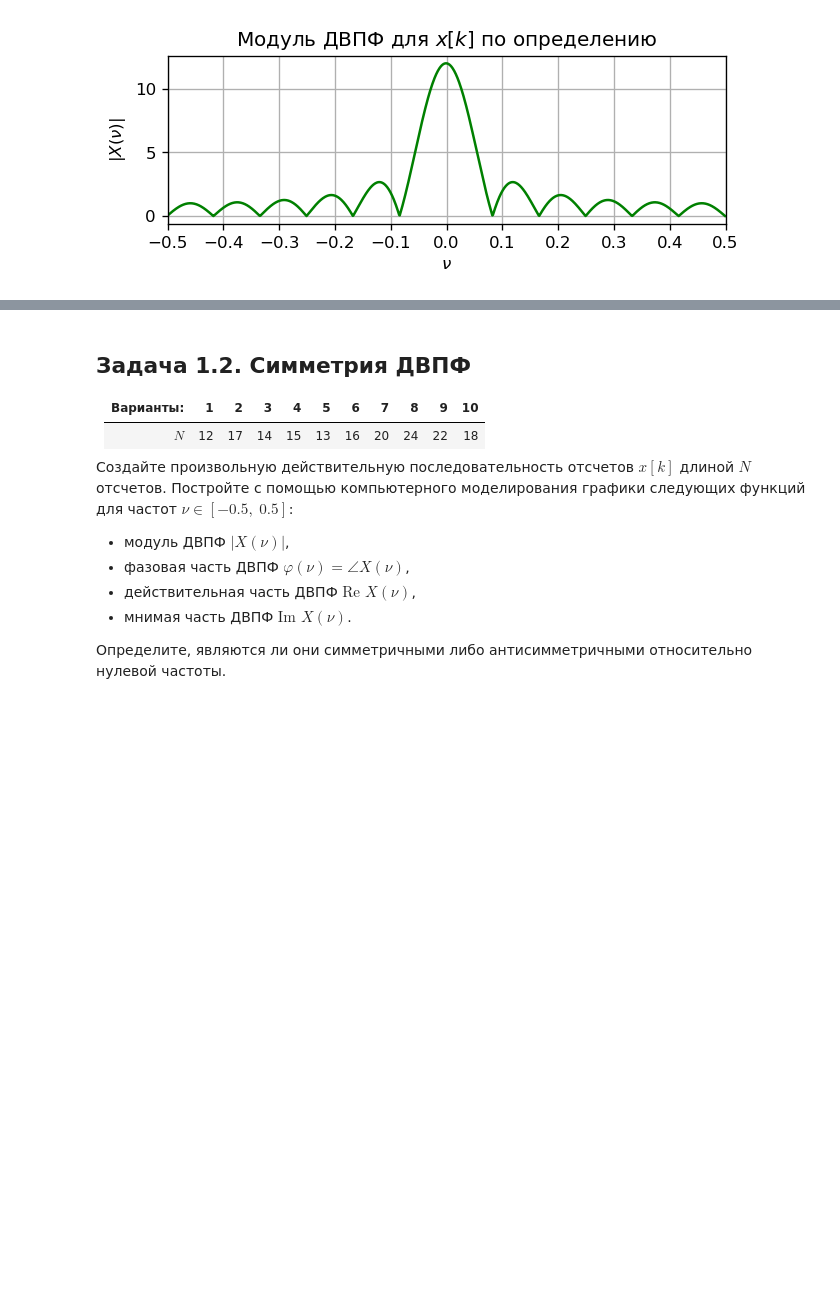
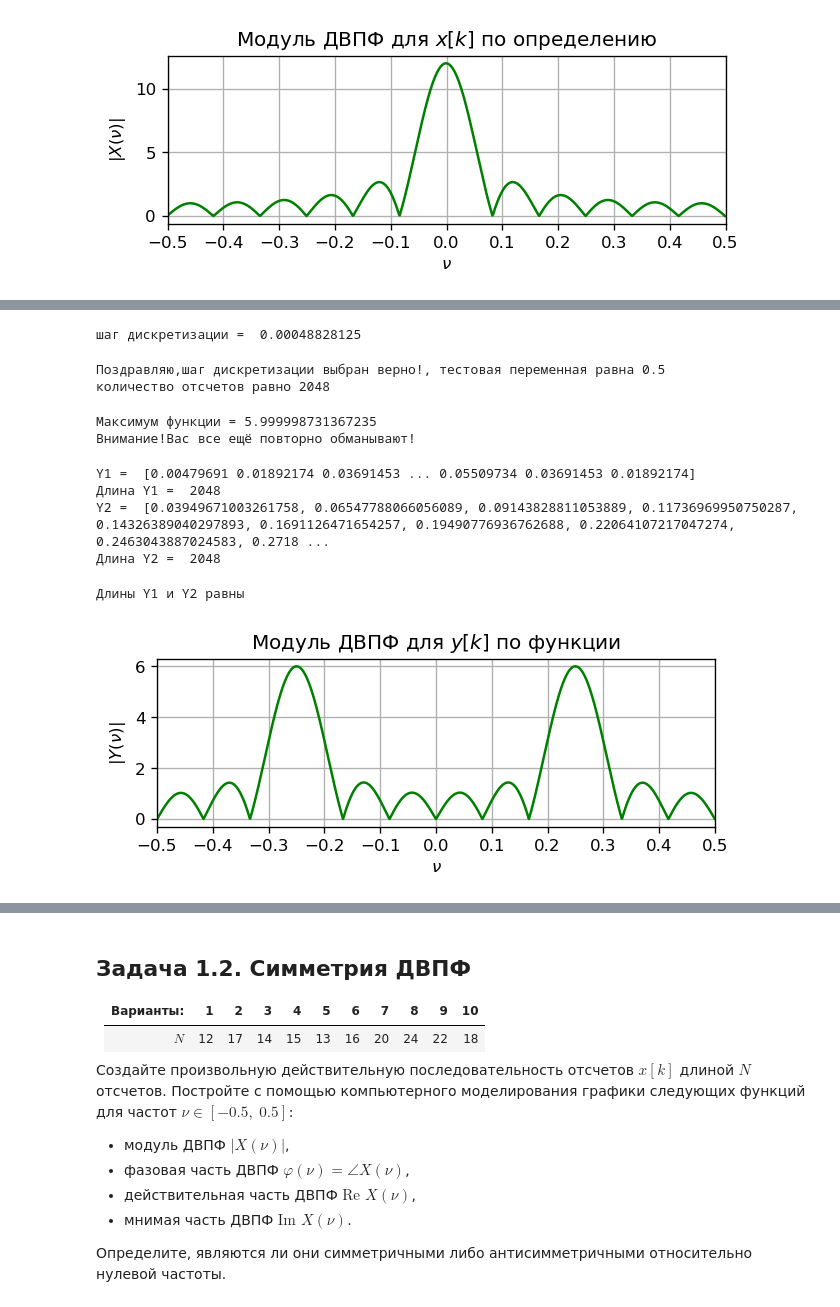
Before and after one commit to Kirill-Zaikin/Zaikin-KV, a Jupyter notebook: dsp_lab1.ipynb, the cells around one changed output, grey strips where cells are left out. Cells and saved outputs as stored; diff of their text form; code cells hidden in the pictures; blank space fills up the shorter version.

Commit message:
Лабораторная 1 ЦОС (напрягает ДВПФ для Y по определению)

```diff
--- a/dsp_lab1.ipynb
+++ b/dsp_lab1.ipynb
@@ -193,3 +195,9 @@ print("Вы были окончательно обмануты :3")
 # %% [output]
 Вы были окончательно обмануты :3
 [figure]
+# %%
+#Вычисление модуля ДВПФ для сигнала игрек по функции
+def dtft(varyable, M=1024*2):
+    return -0.5 + np.arange(M)/M, np.fft.fftshift(np.fft.fft(varyable, M)) #рписание функции ДВПФ
+nu,Y1 = dtft(y, M=1024*2)
+Y2=[]
@@ -195,0 +215,66 @@ print("Вы были окончательно обмануты :3")
+# %%
+#блок определения шага дискретизации
+step=( abs(v1) + v2 )/(1024*2)
+print("шаг дискретизации = ",step)
+# %% [output]
+шаг дискретизации =  0.00048828125
+# %%
+#тестовый блок проверки верности шага
+for j in range (0,1025*2-1,1):
+    TEST_varuable=v1+step*j
+if TEST_varuable == v2:
+    print("Поздравляю,шаг дискретизации выбран верно!, тестовая переменная равна", TEST_varuable)
+    print("количество отсчетов равно", j)
+else:
+    print("К сожалению шаг дискретизации выбран неверно, рассогласование равно", v2-TEST_varuable)
+# %% [output]
+Поздравляю,шаг дискретизации выбран верно!, тестовая переменная равна 0.5
+количество отсчетов равно 2048
+# %%
+#блок вычислений
+print("Максимум функции =",max)
+print("Внимание!Вас все ещё повторно обманывают!")
+Y2.clear()
+for i in range(1,1025*2-1,1):
+    if (math.sin((v1+i*step-0.25)*3.14)) and (math.sin((v1+i*step+0.25)*3.14)) != 0:
+        buff=abs(0.5*((math.sin(N*3.14*(v1+i*step-0.25)))/(math.sin((v1+i*step-0.25)*3.14)))+0.5*((math.sin(N*3.14*(v1+i*step+0.25)))/(math.sin((v1+i*step+0.25)*3.14))))
+        Y2.append(buff)
+    else:
+         buff=max
+         Y2.append(buff)
+# %% [output]
+Максимум функции = 5.999998731367235
+Внимание!Вас все ещё повторно обманывают!
+# %%
+#блок вывода
+print("Y1 = ",abs(Y1))
+print("Длина Y1 = ", len(Y1))
+print("Y2 = ",Y2)
+print("Длина Y2 = ", len(Y2))
+# %% [output]
+Y1 =  [0.00479691 0.01892174 0.03691453 ... 0.05509734 0.03691453 0.01892174]
+Длина Y1 =  2048
+Y2 =  [0.03949671003261758, 0.06547788066056089, 0.09143828811053889, 0.11736969950750287, 0.14326389040297893, 0.1691126471654257, 0.19490776936762688, 0.22064107217047274, 0.2463043887024583, 0.2718 ...
+Длина Y2 =  2048
+# %%
+#блок проверки равенства длин двух способов
+if len(Y1) == len(Y2):
+   print("Длины Y1 и Y2 равны")
+else:
+    print("длины Y1 и Y2 не равны.Не отчаивайтесь,проверьте условие еще раз!")
+# %% [output]
+Длины Y1 и Y2 равны
+# %%
+#Начало графического блока модуля ДВПФ сигнала игрек по функции
+plt.figure(figsize=[6, 4], dpi=120)
+ax1 = plt.subplot(2, 1, 1)
+ax1.xaxis.set_major_locator(ticker.MultipleLocator(base=0.1))
+plt.plot(nu, abs(Y1), 'g')
+plt.xlabel("$\\nu$")
+plt.ylabel("$|Y(\\nu)|$")
+plt.xlim([v1, v2])
+plt.title("Модуль ДВПФ для $y[k]$ по функции")
+plt.grid()
+#Конец графического блока модуля ДВПФ сигнала игрек по функции
+# %% [output]
+[figure, added]
```
Also changed, not shown: parts of 13 cells of this notebook.
